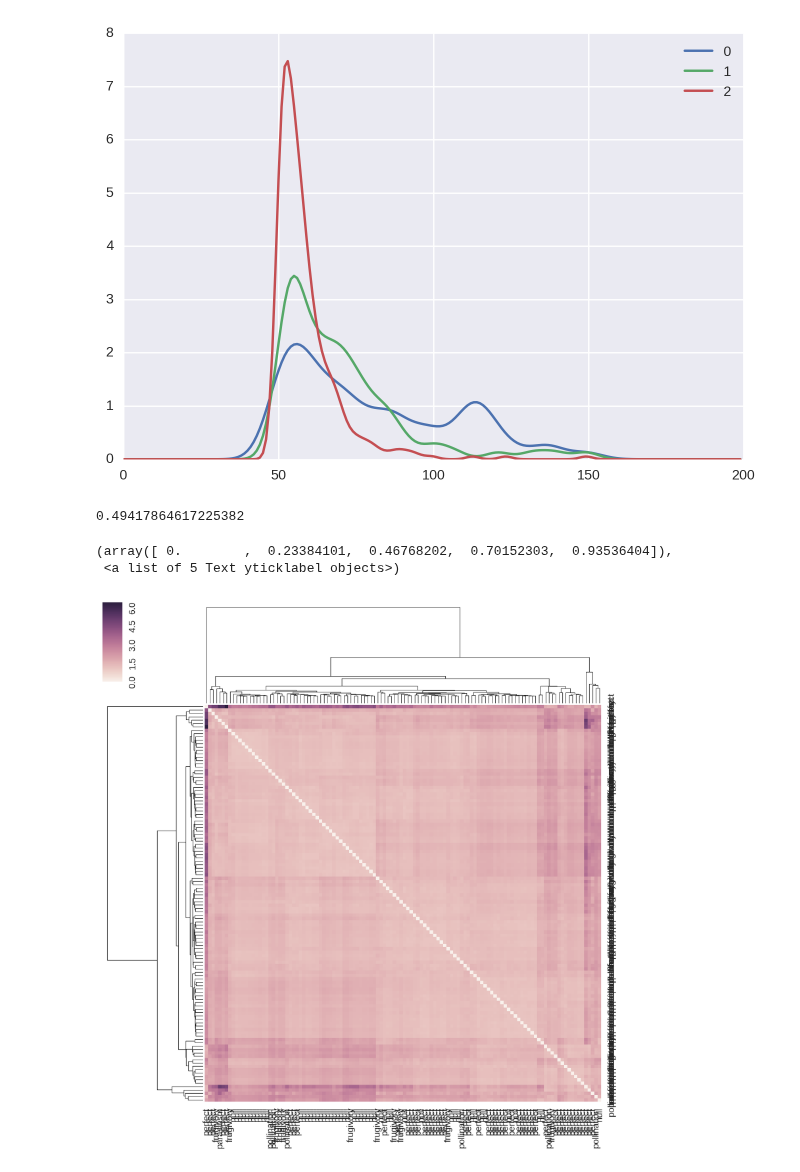
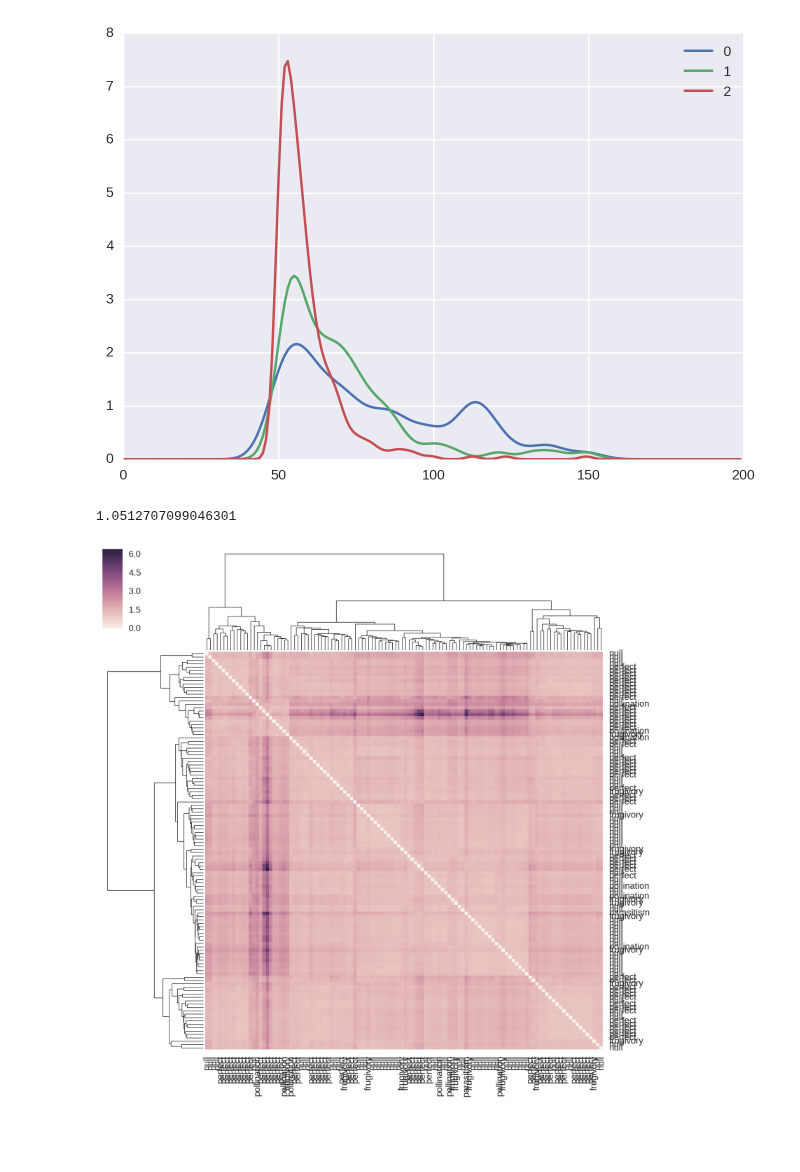
Before and after one commit to ryneches/SuchTree, a Jupyter notebook: SpectralClassification.ipynb, the cells around one changed output. Cells and saved outputs as stored; diff of their text form; code cells hidden in the pictures; blank space fills up the shorter version.

```diff
--- a/SpectralClassification.ipynb
+++ b/SpectralClassification.ipynb
@@ -15,13 +13,10 @@ studies = json.load( open( 'data/studies.json' ) )
 # %%
-p = pyprind.ProgBar( len(studies), title='building graph Laplacians...' )
+studies = json.load( open( 'data/studies.json' ) )
 
-lps = []
-for study in studies :
+def load_study( study ) :
     T1  = SuchTree( study['host'] )
     T2  = SuchTree( study['guest'] )
     links = pd.DataFrame.from_csv( study['links'] )
     links = links.loc[ T1.leafs.keys() ]
     links = links[ T2.leafs.keys() ]
-    SLT = SuchLinkedTrees( T1, T2, links )
-    lps.append( SLT.laplacian() )
-    p.update()
+    return SuchLinkedTrees( T1, T2, links )
@@ -32,0 +23,8 @@ Total time elapsed: 00:00:05
+# %%
+p = pyprind.ProgBar( len(studies), title='building graph Laplacians...' )
+
+lps = []
+for study in studies :
+    SLT = load_study( study )
+    lps.append( SLT.laplacian() )
+    p.update()
@@ -44,7 +47,7 @@ Total time elapsed: 00:01:03
 # %%
 p = pyprind.ProgBar( len(studies), title='calculating spectra...' )
 
-bandwidth = 0.1
+bandwidth = 0.2
 
 spectra = []
 for eg in egs :
@@ -66,7 +69,8 @@ typecolor = { 'null'        : 'gray',
 
 for i,g in enumerate([ ['null'], ['perfect'], ['parasitism', 'frugivory', 'pollination' ] ]) :
     subplot(1,3,i+1)
-    for study,s in zip( studies, spectra ) :
+    for study,eg,s in zip( studies, egs, spectra ) :
         if not study['type'] in g : continue
-        plot( s, color=typecolor[study['type']], lw=0.5 )
+        #plot( s, color=typecolor[study['type']], lw=0.5 )
+        scatter(  kurtosis( s ), eg[-1]-eg[-2], color=typecolor[study['type']]  )
 # %% [output]
@@ -90,14 +94,12 @@ legend()
 <matplotlib.legend.Legend at 0x...>
 [figure]
 # %%
-pdd( spectra[0], spectra[1] )
+pdd( spectra[0], spectra[2] )
 # %% [output]
-0.49417864617225382
+1.0512707099046301
 # %%
 studytypes = map( lambda x : x['type'], studies )
-seaborn.clustermap( distances, xticklabels=studytypes, yticklabels=studytypes )
-yticks(rotation=90)
+cm = seaborn.clustermap( distances, xticklabels=studytypes, yticklabels=studytypes, metric="correlation" )
+ticks = setp(cm.ax_heatmap.yaxis.get_majorticklabels(), rotation=0)
 # %% [output]
-(array([ 0.        ,  0.23384101,  0.46768202,  0.70152303,  0.93536404]),
- <a list of 5 Text yticklabel objects>)
-[figure, old version]
+[figure, new version]
```
Also changed, not shown: parts of 8 cells of this notebook, 1 other file.
